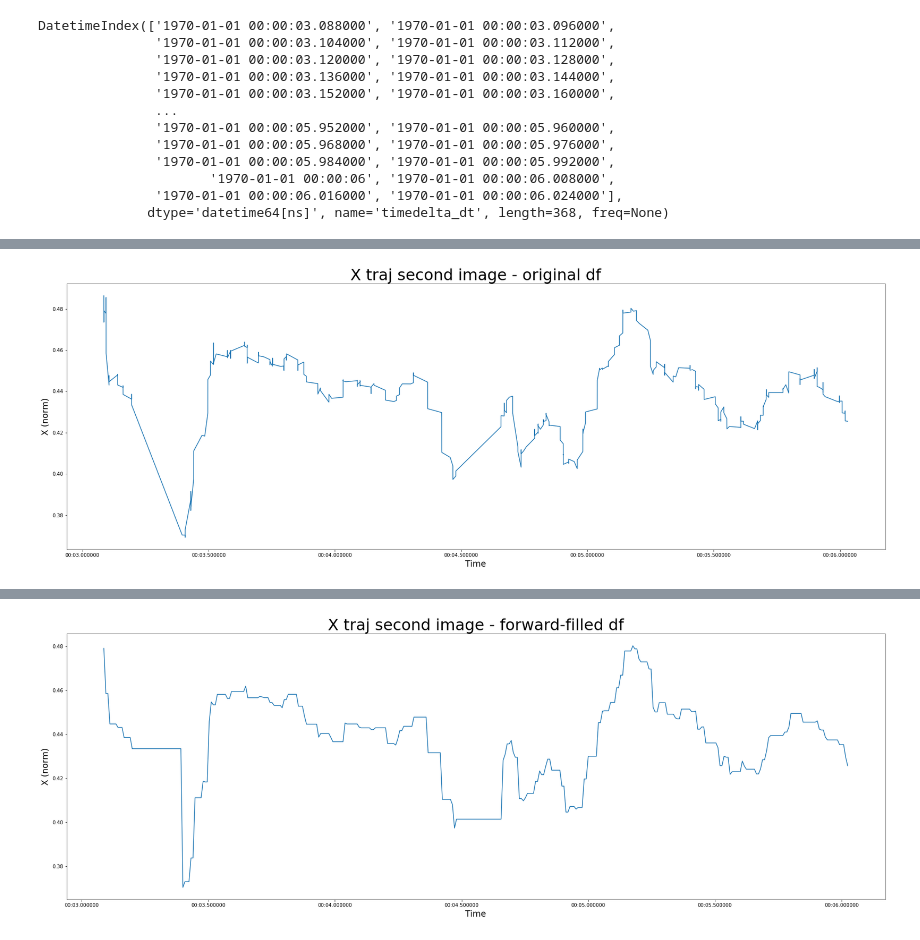
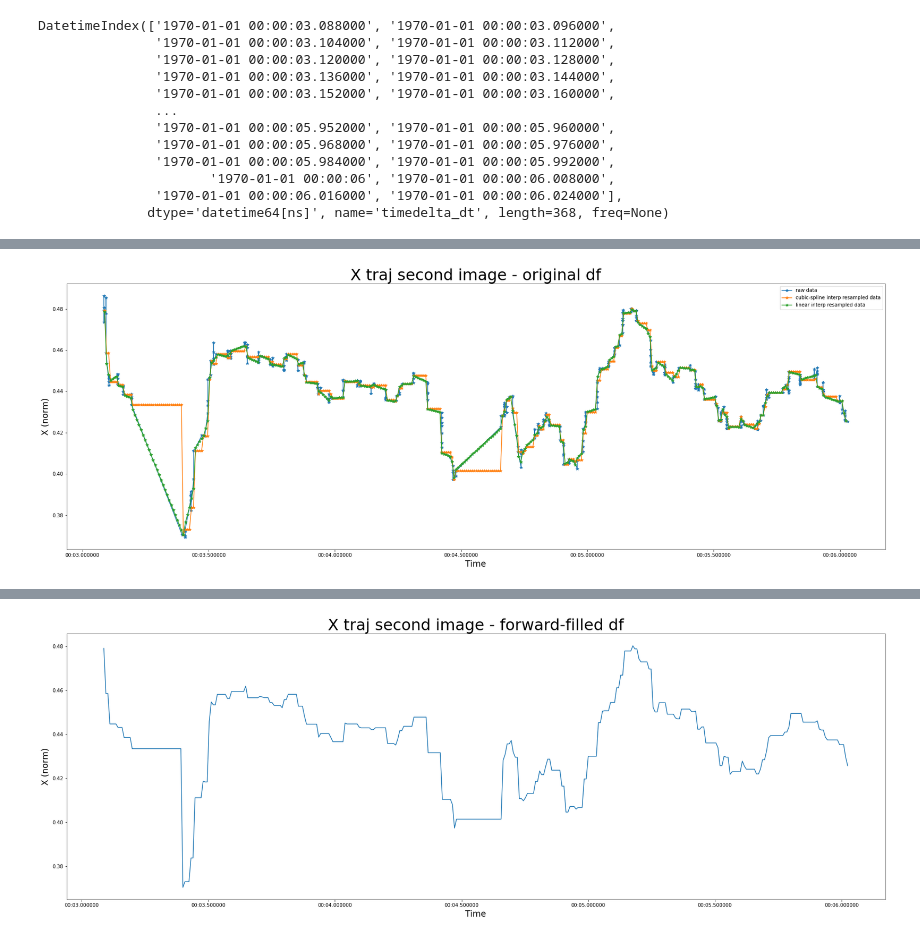
Before and after one commit to ren-e1011/driftmi, a Jupyter notebook: MINEBox.ipynb, the cells around one changed output, grey strips where cells are left out. Drawn from its saved outputs; the diff is of its cells as text; code cells hidden in the pictures.

```diff
--- a/MINEBox.ipynb
+++ b/MINEBox.ipynb
@@ -203,2 +226,0 @@ ar_events_series, ar_simset, ar_imgs_arr = load_events('AR')
-# %%
-ar_gaze_df = load_binocular('AR',events=ar_events_series,cols=gaze_cols)
@@ -342,3 +404,5 @@ Resample method story
 --------------------
 # %%
 ar_gaze_resampled = resample_and_interpolate(ar_gaze_df)
+# %%
+ar_gaze_linear = resample_and_interpolate(ar_gaze_df,linear=True)
@@ -354,9 +438,6 @@ ar_gaze_ffill.head()
 | 1970-01-01 00:00:00.016 | 0.94489 | 0.606151 | -0.247742 | 152.887935 | 4014.632171 | 152.9777 | 0.001075 |
 | 1970-01-01 00:00:00.024 | 0.94489 | 0.606151 | -0.247742 | 152.887935 | 4014.632171 | 152.9777 | 0.001075 |
 | 1970-01-01 00:00:00.032 | 1.00000 | 0.597524 | -0.247967 | 152.904038 | 4014.660050 | 153.0056 | 0.028954 |
-# %%
-# **
-ar_gaze_ffill = ar_gaze_ffill.loc[ar_gaze_resampled.index]
 # %%
 ar_gaze_ffill.head()
 # %% [output]
@@ -482,3 +563,5 @@ DatetimeIndex(['1970-01-01 00:00:03.088000', '1970-01-01 00:00:03.096000',
                       '1970-01-01 00:00:06', '1970-01-01 00:00:06.008000',
                '1970-01-01 00:00:06.016000', '1970-01-01 00:00:06.024000'],
               dtype='datetime64[ns]', name='timedelta_dt', length=368, freq=None)
+# %%
+linear_slice = ar_gaze_linear[(ar_gaze_linear.index >= second_slice['timedelta_dt'].iloc[0]) & (ar_gaze_linear.index <= second_slice['timedelta_dt'].iloc[-1])]
@@ -485,10 +583,17 @@ DatetimeIndex(['1970-01-01 00:00:03.088000', '1970-01-01 00:00:03.096000',
 # %%
-fig, ax = plt.subplots(figsize=(30,10))
-ax.plot(second_slice['timedelta_dt'],second_slice['norm_pos_x'])
+fig, ax = plt.subplots(figsize=(30,10),)
+ax.plot(second_slice['timedelta_dt'],second_slice['norm_pos_x'],'*-')
 plt.xlabel('Time',fontsize='xx-large')
 plt.ylabel('X (norm)',fontsize='xx-large')
 plt.title('X traj second image - original df',fontsize=32)
+
+# ax.plot(resecond_slice.index,resecond_slice['norm_pos_x'],'*-')
+
+ax.plot(ffill_slice.index,ffill_slice['norm_pos_x'],'*-')
+ax.plot(linear_slice.index,linear_slice['norm_pos_x'],'*-')
+
+ax.legend(['raw data','cubic-spline interp resampled data','linear interp resampled data'])
 plt.tick_params()
 plt.show()
 # %% [output]
-[figure, old version]
+[figure, new version]
```
Also changed, not shown: parts of 41 cells of this notebook.
